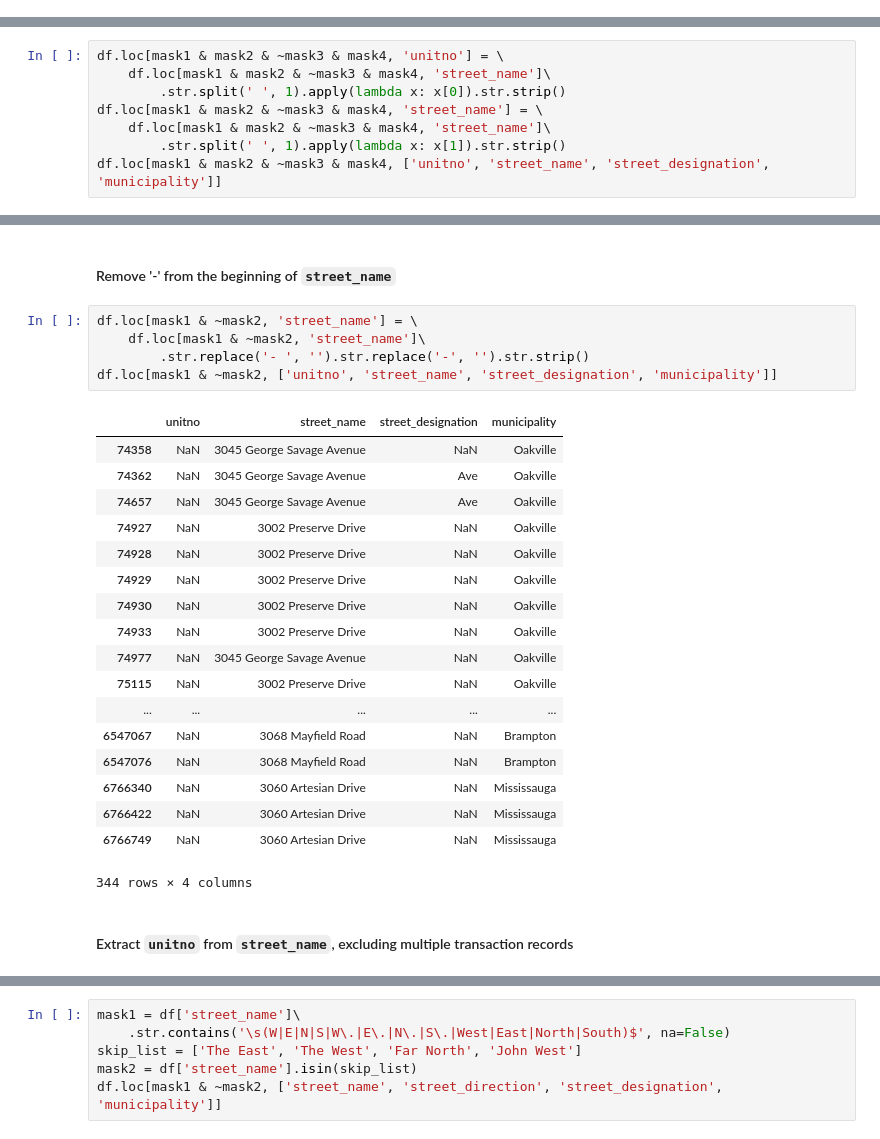
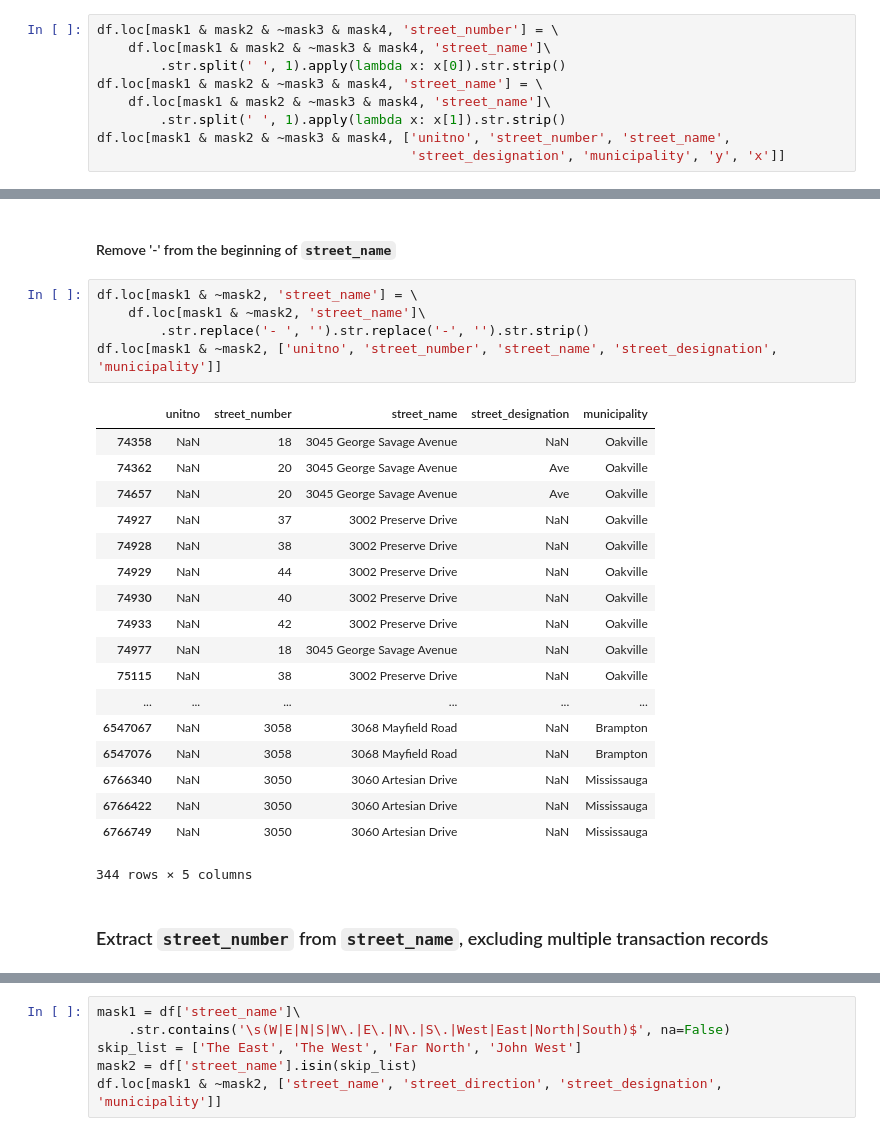
Before and after one commit to stepan-o/geo, a Jupyter notebook: notebooks/2.scrub/2.2_teranet_consistency.ipynb, the cells around one changed output, grey strips where cells are left out. Cells and saved outputs as stored; diff of their text form.

```diff
--- a/notebooks/2.scrub/2.2_teranet_consistency.ipynb
+++ b/notebooks/2.scrub/2.2_teranet_consistency.ipynb
@@ -575,0 +622,9 @@ df.loc[mask1 & ~mask2, ['unitno', 'street_name', 'street_designation', 'municipa
+# %%
+df.loc[mask1 & mask2 & ~mask3 & mask4, 'street_number'] = \
+    df.loc[mask1 & mask2 & ~mask3 & mask4, 'street_name']\
+        .str.split(' ', 1).apply(lambda x: x[0]).str.strip()
+df.loc[mask1 & mask2 & ~mask3 & mask4, 'street_name'] = \
+    df.loc[mask1 & mask2 & ~mask3 & mask4, 'street_name']\
+        .str.split(' ', 1).apply(lambda x: x[1]).str.strip()
+df.loc[mask1 & mask2 & ~mask3 & mask4, ['unitno', 'street_number', 'street_name',
+                                        'street_designation', 'municipality', 'y', 'x']]
@@ -604,8 +676,0 @@ df.loc[mask1 & mask2 & ~mask3 & mask4, ['unitno', 'street_name', 'street_designa
-# %%
-df.loc[mask1 & mask2 & ~mask3 & mask4, 'unitno'] = \
-    df.loc[mask1 & mask2 & ~mask3 & mask4, 'street_name']\
-        .str.split(' ', 1).apply(lambda x: x[0]).str.strip()
-df.loc[mask1 & mask2 & ~mask3 & mask4, 'street_name'] = \
-    df.loc[mask1 & mask2 & ~mask3 & mask4, 'street_name']\
-        .str.split(' ', 1).apply(lambda x: x[1]).str.strip()
-df.loc[mask1 & mask2 & ~mask3 & mask4, ['unitno', 'street_name', 'street_designation', 'municipality']]
@@ -659,29 +679,29 @@ df.loc[mask1 & ~mask2, ['unitno', 'street_name', 'street_designation', 'municipa
 # %%
 df.loc[mask1 & ~mask2, 'street_name'] = \
     df.loc[mask1 & ~mask2, 'street_name']\
         .str.replace('- ', '').str.replace('-', '').str.strip()
-df.loc[mask1 & ~mask2, ['unitno', 'street_name', 'street_designation', 'municipality']]
+df.loc[mask1 & ~mask2, ['unitno', 'street_number', 'street_name', 'street_designation', 'municipality']]
 # %% [output]
-|  | unitno | street_name | street_designation | municipality |
-| 74358 | NaN | 3045 George Savage Avenue | NaN | Oakville |
-| 74362 | NaN | 3045 George Savage Avenue | Ave | Oakville |
-| 74657 | NaN | 3045 George Savage Avenue | Ave | Oakville |
-| 74927 | NaN | 3002 Preserve Drive | NaN | Oakville |
-| 74928 | NaN | 3002 Preserve Drive | NaN | Oakville |
-| 74929 | NaN | 3002 Preserve Drive | NaN | Oakville |
-| 74930 | NaN | 3002 Preserve Drive | NaN | Oakville |
-| 74933 | NaN | 3002 Preserve Drive | NaN | Oakville |
-| 74977 | NaN | 3045 George Savage Avenue | NaN | Oakville |
-| 75115 | NaN | 3002 Preserve Drive | NaN | Oakville |
-| ... | ... | ... | ... | ... |
-| 6547067 | NaN | 3068 Mayfield Road | NaN | Brampton |
-| 6547076 | NaN | 3068 Mayfield Road | NaN | Brampton |
-| 6766340 | NaN | 3060 Artesian Drive | NaN | Mississauga |
-| 6766422 | NaN | 3060 Artesian Drive | NaN | Mississauga |
-| 6766749 | NaN | 3060 Artesian Drive | NaN | Mississauga |
+|  | unitno | street_number | street_name | street_designation | municipality |
+| 74358 | NaN | 18 | 3045 George Savage Avenue | NaN | Oakville |
+| 74362 | NaN | 20 | 3045 George Savage Avenue | Ave | Oakville |
+| 74657 | NaN | 20 | 3045 George Savage Avenue | Ave | Oakville |
+| 74927 | NaN | 37 | 3002 Preserve Drive | NaN | Oakville |
+| 74928 | NaN | 38 | 3002 Preserve Drive | NaN | Oakville |
+| 74929 | NaN | 44 | 3002 Preserve Drive | NaN | Oakville |
+| 74930 | NaN | 40 | 3002 Preserve Drive | NaN | Oakville |
+| 74933 | NaN | 42 | 3002 Preserve Drive | NaN | Oakville |
+| 74977 | NaN | 18 | 3045 George Savage Avenue | NaN | Oakville |
+| 75115 | NaN | 38 | 3002 Preserve Drive | NaN | Oakville |
+| ... | ... | ... | ... | ... | ... |
+| 6547067 | NaN | 3058 | 3068 Mayfield Road | NaN | Brampton |
+| 6547076 | NaN | 3058 | 3068 Mayfield Road | NaN | Brampton |
+| 6766340 | NaN | 3050 | 3060 Artesian Drive | NaN | Mississauga |
+| 6766422 | NaN | 3050 | 3060 Artesian Drive | NaN | Mississauga |
+| 6766749 | NaN | 3050 | 3060 Artesian Drive | NaN | Mississauga |
-344 rows × 4 columns
+344 rows × 5 columns
 # %% [markdown]
-#### Extract `unitno` from `street_name`, excluding multiple transaction records
+### Extract `street_number` from `street_name`, excluding multiple transaction records
 # %%
 mask3 = df['street_name'].str.contains('(\/|&|\d*\s\w*\s\d*\s\w|;)', na=False, case=False)
 mask4 = df['street_name'] == 'Plains Road West'
```
Also changed, not shown: parts of 30 cells of this notebook.
